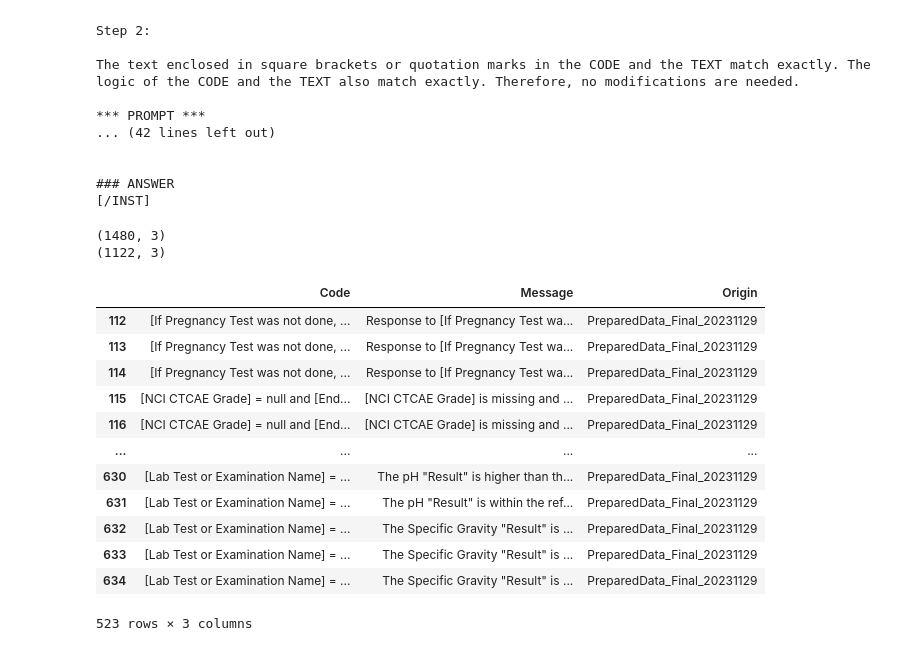
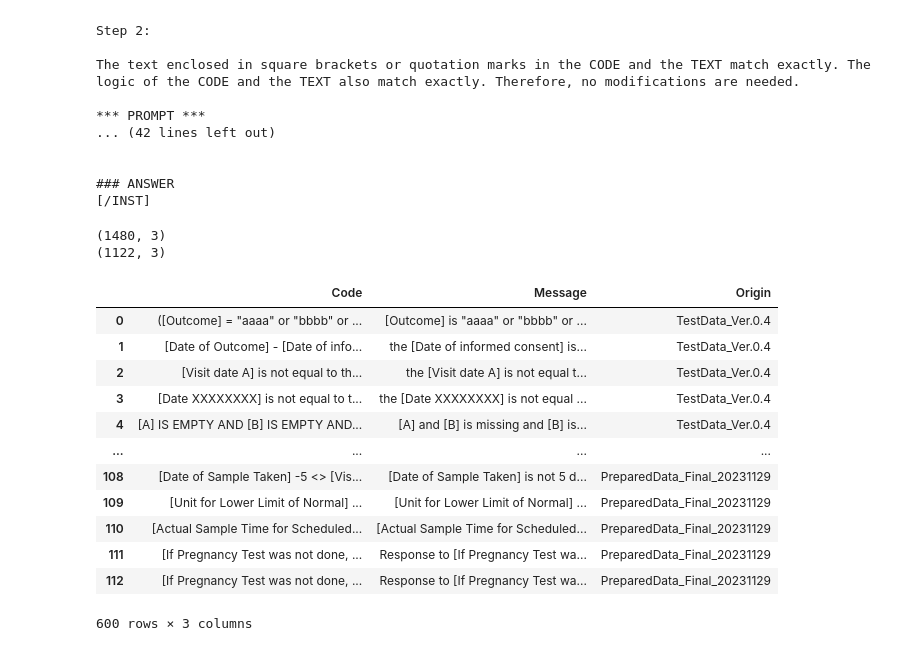
Before and after one commit to Takumi173/2023Test, a Jupyter notebook: PseudoCodeToText_Generation.ipynb, the cells around one changed output. Cells and saved outputs as stored; diff of their text form; code cells hidden in the pictures.

```diff
--- a/PseudoCodeToText_Generation.ipynb
+++ b/PseudoCodeToText_Generation.ipynb
@@ -241,47 +241,47 @@ The text enclosed in square brackets or quotation marks in the CODE and the TEXT
 import pandas as pd
 df1 = pd.read_csv('TestData_Ver.0.4.csv')
 df1["Origin"] = "TestData_Ver.0.4"
 df2 = pd.read_csv('TrainData_Ver.0.4.csv')
 df2["Origin"] = "TrainData_Ver.0.4"
 df3 = pd.read_csv('PreparedData.tsv', sep="\t")
 df3["Origin"] = "PreparedData_Final"
 df4 = pd.read_csv('PreparedData_20231129.csv')
 df4["Origin"] = "PreparedData_Final_20231129"
 
 df_all = pd.concat([df1,df2,df3,df4],axis = 0)
 print(df_all.shape)
 
 df_all['Code'] = df_all['Code'].str.strip()
 df_all['Message'] = df_all['Message'].str.strip()
 
 df = df_all.drop_duplicates(subset=['Code','Message'], keep='last')  # 重複している行を削除
 print(df.shape)
 
 #(845, 3)
 #(787, 3)
 #--------
 #(1480, 3)
 #(1122, 3)
 
-#df = df[0:600]
-df = df[599:]
+df = df[0:600]
+#df = df[599:]
 df
 # %% [output]
 (1480, 3)
 (1122, 3)
 |  | Code | Message | Origin |
+| 0 | ([Outcome] = "aaaa" or "bbbb" or ... | [Outcome] is "aaaa" or "bbbb" or ... | TestData_Ver.0.4 |
+| 1 | [Date of Outcome] - [Date of info... | the [Date of informed consent] is... | TestData_Ver.0.4 |
+| 2 | [Visit date A] is not equal to th... | the [Visit date A] is not equal t... | TestData_Ver.0.4 |
+| 3 | [Date XXXXXXXX] is not equal to t... | the [Date XXXXXXXX] is not equal ... | TestData_Ver.0.4 |
+| 4 | [A] IS EMPTY AND [B] IS EMPTY AND... | [A] and [B] is missing and [B] is... | TestData_Ver.0.4 |
+| ... | ... | ... | ... |
+| 108 | [Date of Sample Taken] -5 <> [Vis... | [Date of Sample Taken] is not 5 d... | PreparedData_Final_20231129 |
+| 109 | [Unit for Lower Limit of Normal] ... | [Unit for Lower Limit of Normal] ... | PreparedData_Final_20231129 |
+| 110 | [Actual Sample Time for Scheduled... | [Actual Sample Time for Scheduled... | PreparedData_Final_20231129 |
+| 111 | [If Pregnancy Test was not done, ... | Response to [If Pregnancy Test wa... | PreparedData_Final_20231129 |
 | 112 | [If Pregnancy Test was not done, ... | Response to [If Pregnancy Test wa... | PreparedData_Final_20231129 |
-| 113 | [If Pregnancy Test was not done, ... | Response to [If Pregnancy Test wa... | PreparedData_Final_20231129 |
-| 114 | [If Pregnancy Test was not done, ... | Response to [If Pregnancy Test wa... | PreparedData_Final_20231129 |
-| 115 | [NCI CTCAE Grade] = null and [End... | [NCI CTCAE Grade] is missing and ... | PreparedData_Final_20231129 |
-| 116 | [NCI CTCAE Grade] = null and [End... | [NCI CTCAE Grade] is missing and ... | PreparedData_Final_20231129 |
-| ... | ... | ... | ... |
-| 630 | [Lab Test or Examination Name] = ... | The pH "Result" is higher than th... | PreparedData_Final_20231129 |
-| 631 | [Lab Test or Examination Name] = ... | The pH "Result" is within the ref... | PreparedData_Final_20231129 |
-| 632 | [Lab Test or Examination Name] = ... | The Specific Gravity "Result" is ... | PreparedData_Final_20231129 |
-| 633 | [Lab Test or Examination Name] = ... | The Specific Gravity "Result" is ... | PreparedData_Final_20231129 |
-| 634 | [Lab Test or Examination Name] = ... | The Specific Gravity "Result" is ... | PreparedData_Final_20231129 |
-523 rows × 3 columns
+600 rows × 3 columns
 # %%
 import pandas as pd
 import warnings
```
Also changed, not shown: parts of 3 cells of this notebook.
